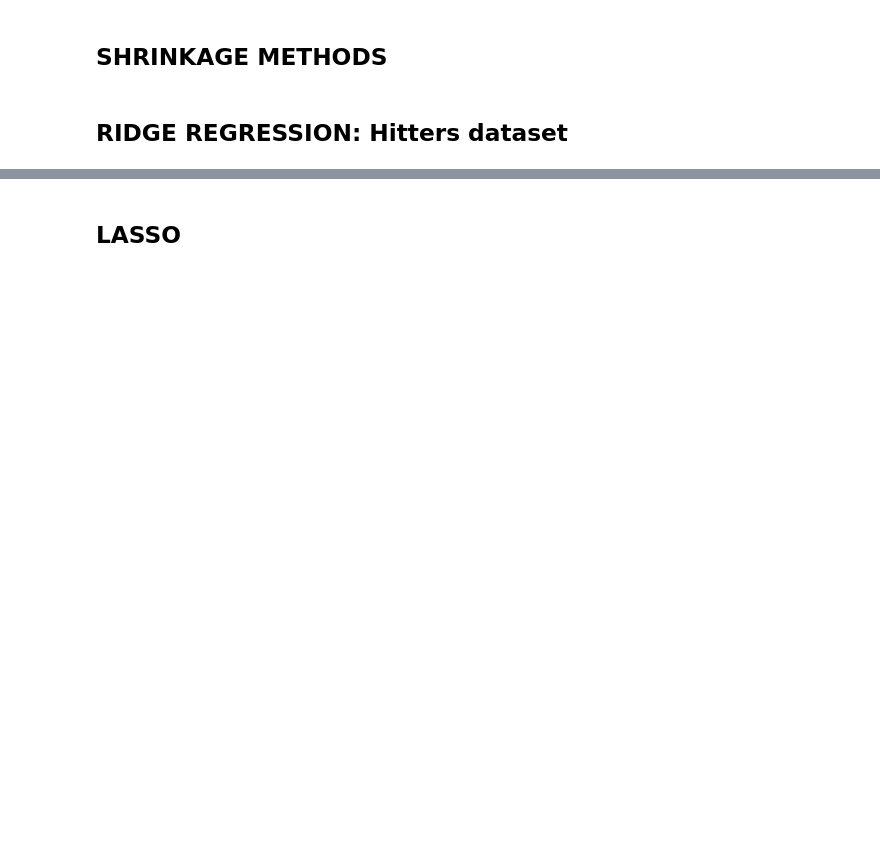
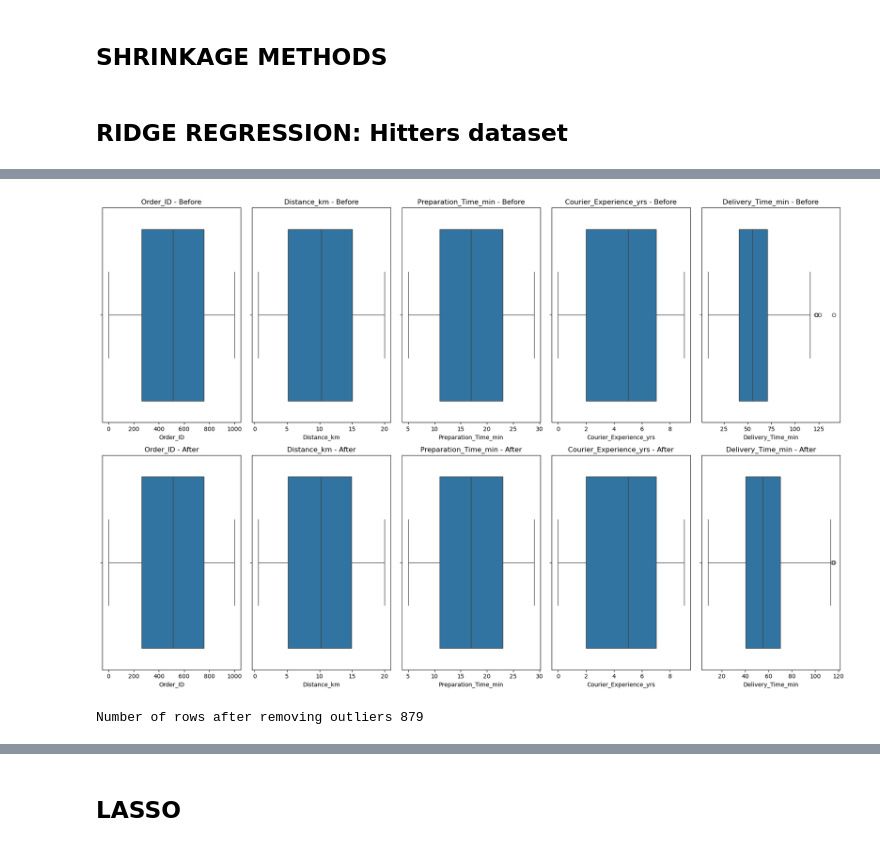
Before and after one commit to DanieleGotti/Food_Delivery_Time_Prediction, a Jupyter notebook: Ridge_Lasso_Regression (da fare).ipynb, the cells around one changed output, grey strips where cells are left out. Saved outputs shown, nothing was run; the diff lists cells and outputs as text; code cells hidden in the pictures; blank space fills up the shorter version.

```diff
--- a/Ridge_Lasso_Regression (da fare).ipynb
+++ b/Ridge_Lasso_Regression (da fare).ipynb
@@ -26,0 +41,11 @@ Missing values: 59
+# %%
+Food = pd.read_csv("dataset/Food_Delivery_Times.csv")
+print("Number of rows in the original dataset:", len(Food))
+
+null_rows = Food.isnull().any(axis=1).sum()
+print("Number of rows with missing values:", null_rows)
+
+Food = Food.dropna()
+print("Number of rows after removing missing values:", len(Food))
+
+Food.head()
@@ -26,0 +62,34 @@ Missing values: 59
+# %%
+numeric_columns = Food.select_dtypes(include=['float64', 'int64']).columns
+
+Food_original = Food.copy()
+
+def remove_outliers(df, column):
+    Q1 = df[column].quantile(0.25)
+    Q3 = df[column].quantile(0.75)
+    IQR = Q3 - Q1
+    lower_bound = Q1 - 1.5 * IQR
+    upper_bound = Q3 + 1.5 * IQR
+    return df[(df[column] >= lower_bound) & (df[column] <= upper_bound)]
+
+for col in numeric_columns:
+    Food = remove_outliers(Food, col)
+
+plt.figure(figsize=(18, 12))
+for i, col in enumerate(numeric_columns, 1):
+
+    plt.subplot(2, len(numeric_columns), i)
+    sns.boxplot(x=Food_original[col])
+    plt.title(f"{col} - Before")
+
+    plt.subplot(2, len(numeric_columns), len(numeric_columns) + i)
+    sns.boxplot(x=Food[col])
+    plt.title(f"{col} - After")
+
+plt.tight_layout()
+plt.show()
+
+print("Number of rows after removing outliers", len(Food))
+# %% [output]
+[figure, added]
+Number of rows after removing outliers 879
```
Also changed, not shown: parts of 14 cells of this notebook, 3 other files.
